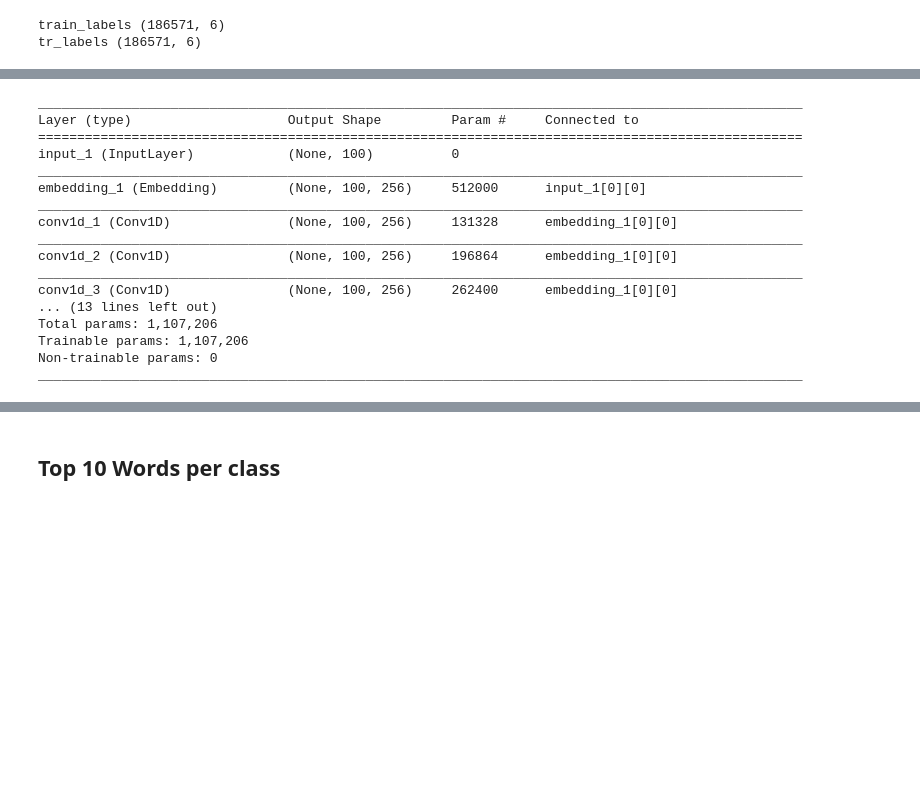
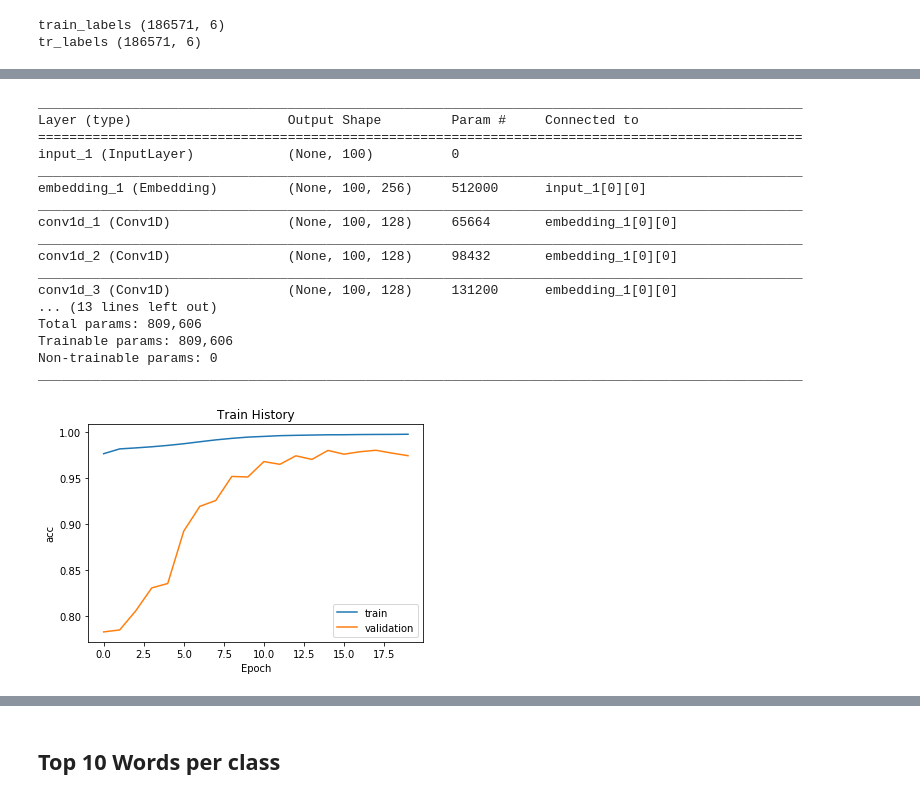
Before and after one commit to Kuan-han/Machine-Learning-Capstone-Project, a Jupyter notebook: Capstone project.ipynb, the cells around one changed output, grey strips where cells are left out. Cells and saved outputs as stored; diff of their text form; code cells hidden in the pictures; blank space fills up the shorter version.

```diff
--- a/Capstone project.ipynb
+++ b/Capstone project.ipynb
@@ -228,7 +228,7 @@ array([[   0,    0,    0,    0,    0,    0,    0,    0,    0,    0,    0,
 ref:http://www.aclweb.org/anthology/D14-1181
 # %%
 def text_cnn():
-    filter_nums = 256
+    filter_nums = 128
     output_units = 6
     embed_size = 256
     dropout = 0.1
@@ -291,7 +291,7 @@ tr_labels (186571, 6)
 model = text_cnn()
 batch_size = 256
 epochs = 20
-model.fit(tr_data, tr_labels,
+train_history=model.fit(tr_data, tr_labels,
               validation_split=0.2,
               batch_size=batch_size,
               epochs=epochs,
@@ -326,13 +325,26 @@ input_1 (InputLayer)            (None, 100)          0
 __________________________________________________________________________________________________
 embedding_1 (Embedding)         (None, 100, 256)     512000      input_1[0][0]
 __________________________________________________________________________________________________
-conv1d_1 (Conv1D)               (None, 100, 256)     131328      embedding_1[0][0]
+conv1d_1 (Conv1D)               (None, 100, 128)     65664       embedding_1[0][0]
 __________________________________________________________________________________________________
-conv1d_2 (Conv1D)               (None, 100, 256)     196864      embedding_1[0][0]
+conv1d_2 (Conv1D)               (None, 100, 128)     98432       embedding_1[0][0]
 __________________________________________________________________________________________________
-conv1d_3 (Conv1D)               (None, 100, 256)     262400      embedding_1[0][0]
+conv1d_3 (Conv1D)               (None, 100, 128)     131200      embedding_1[0][0]
 ... (13 lines left out)
-Total params: 1,107,206
-Trainable params: 1,107,206
+Total params: 809,606
+Trainable params: 809,606
 Non-trainable params: 0
 __________________________________________________________________________________________________
+# %%
+def show_train_history(train_history, train, validation):
+    plt.plot(train_history.history[train])
+    plt.plot(train_history.history[validation])
+    plt.title('Train History')
+    plt.ylabel(train)
+    plt.xlabel('Epoch')
+    plt.legend(['train', 'validation'], loc='lower right')
+    plt.show()
+# %%
+show_train_history(train_history,'acc','val_acc')
+# %% [output]
+[figure, added]
```
Also changed, not shown: parts of 7 cells of this notebook.
